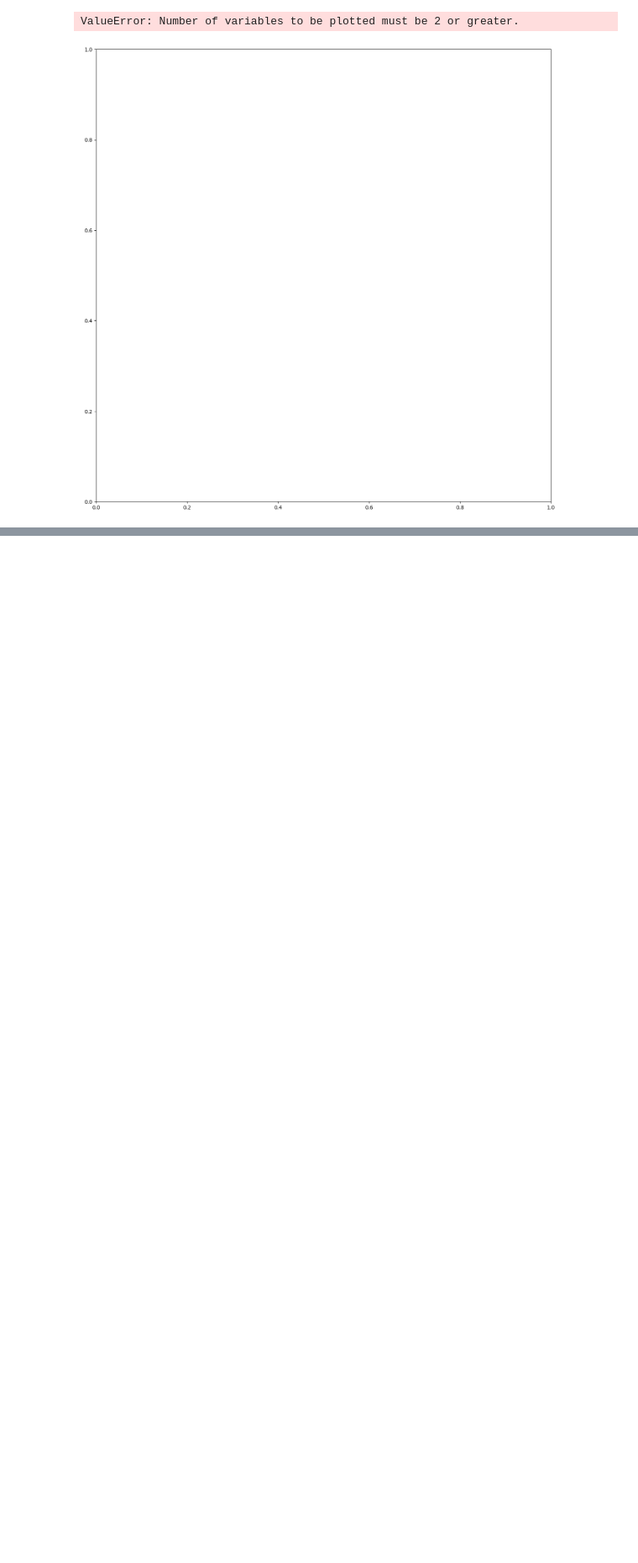
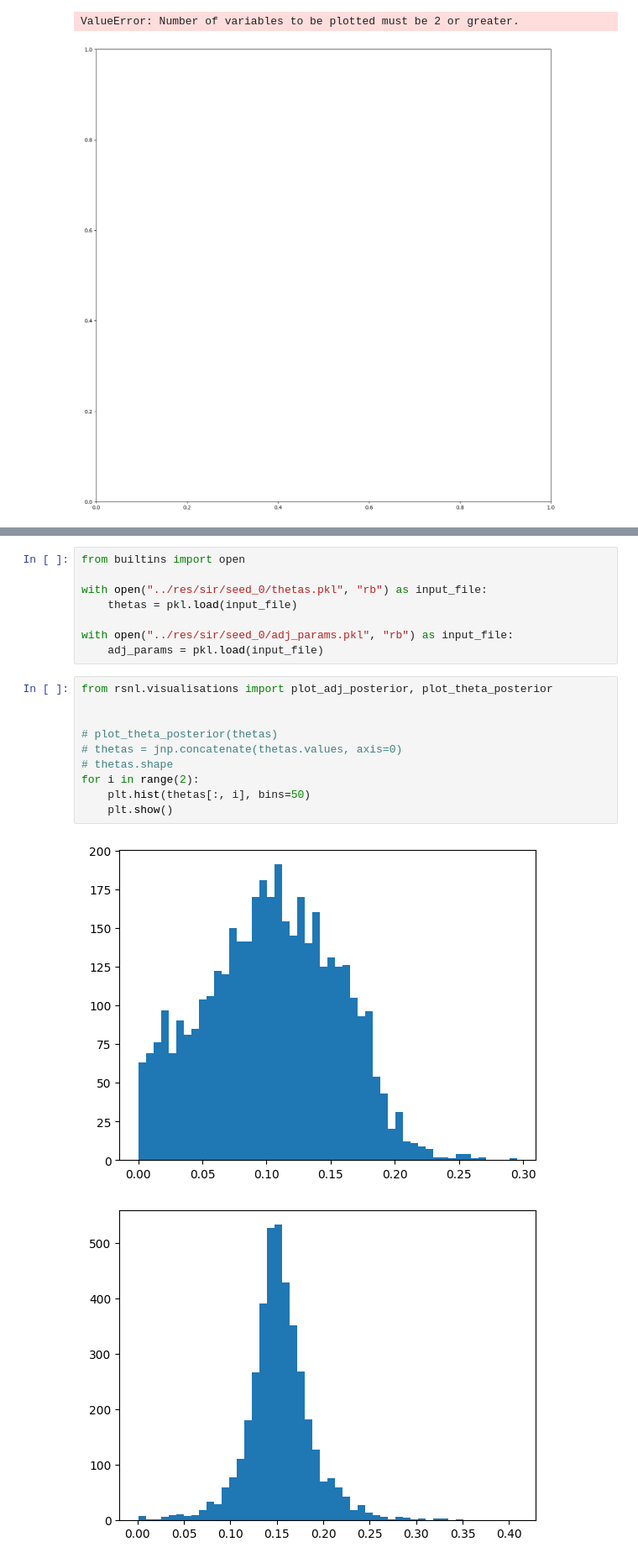
Before and after one commit to RyanJafefKelly/rsnl, a Jupyter notebook: notebooks/code_playground.ipynb, the cells around one changed output, grey strips where cells are left out. Shown at 84% size. Cells and saved outputs as stored; diff of their text form; blank space fills up the shorter version.

```diff
--- a/notebooks/code_playground.ipynb
+++ b/notebooks/code_playground.ipynb
@@ -107,0 +114,21 @@ ValueError: Number of variables to be plotted must be 2 or greater.
+# %%
+from builtins import open
+
+with open("../res/sir/seed_0/thetas.pkl", "rb") as input_file:
+    thetas = pkl.load(input_file)
+
+with open("../res/sir/seed_0/adj_params.pkl", "rb") as input_file:
+    adj_params = pkl.load(input_file)
+# %%
+from rsnl.visualisations import plot_adj_posterior, plot_theta_posterior
+
+
+# plot_theta_posterior(thetas)
+# thetas = jnp.concatenate(thetas.values, axis=0)
+# thetas.shape
+for i in range(2):
+    plt.hist(thetas[:, i], bins=50)
+    plt.show()
+# %% [output]
+[figure, added]
+[figure, added]
```
Also changed, not shown: parts of 10 cells of this notebook, 9 other files.
